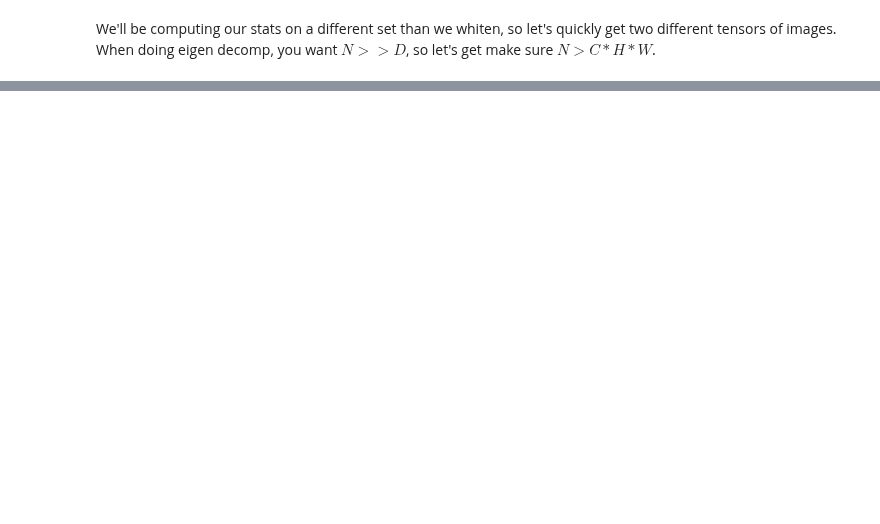
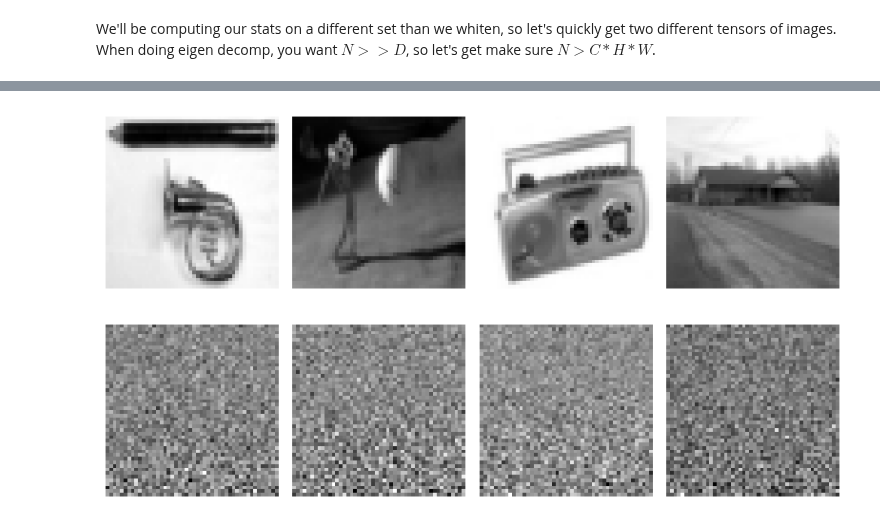
Before and after one commit to rctn/sparsecoding, a Jupyter notebook: examples/Data_Whitening.ipynb, the cells around one changed output, grey strips where cells are left out. Drawn from its saved outputs; the diff is of its cells as text; code cells hidden in the pictures; blank space fills up the shorter version.

Commit message:
adding alex's whitening notebook, fixing warning

```diff
--- a/examples/Data_Whitening.ipynb
+++ b/examples/Data_Whitening.ipynb
@@ -480,0 +306,8 @@ Text(0, 0.5, 'time (s)')
+# %%
+whitened = whiten_images(test_images, algorithm = 'pca', stats = whitened_stats)
+
+display_images(test_images)
+display_whitened_images(whitened)
+# %% [output]
+[figure, added]
+[figure, added]
```
Also changed, not shown: parts of 50 cells of this notebook, 1 other file.
